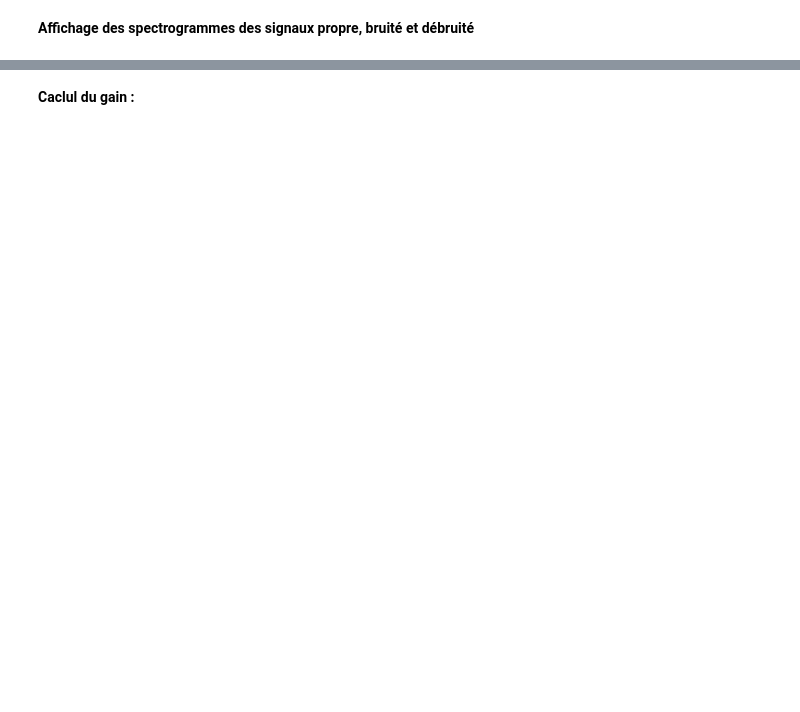
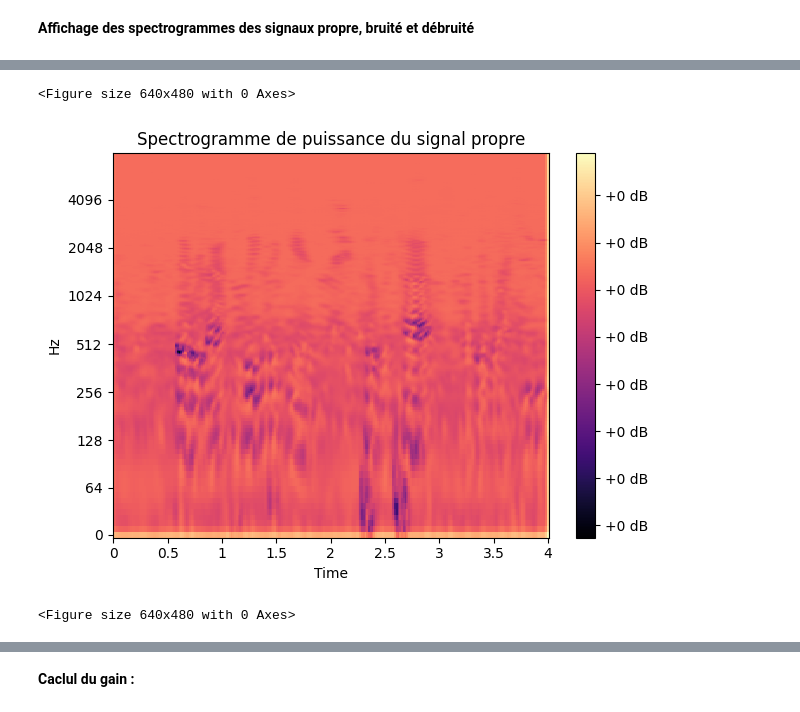
Before and after one commit to maxime-torre/Projet_Deep_learning_Debruitage_Audio, a Jupyter notebook: test_ecoute_spectro.ipynb, the cells around one changed output, grey strips where cells are left out. Cells and saved outputs as stored; diff of their text form; code cells hidden in the pictures; blank space fills up the shorter version.

```diff
--- a/test_ecoute_spectro.ipynb
+++ b/test_ecoute_spectro.ipynb
@@ -46,5 +49,5 @@ display(Audio(y_noise, rate=sr))
 # %%
-binary_mask = compute_binary_mask(y_raw, y_noise, param_stft)
+# binary_mask = compute_binary_mask(y_raw, y_noise, param_stft)
 # %% [markdown]
 **Obtention du signal débruité à partir du masque et du signal de parole propre :**
 # %%
@@ -81,2 +85,13 @@ plt.figure()
 <Figure size 640x480 with 0 Axes>
+# %%
+plt.figure()
+librosa.display.specshow(binary_mask, sr=sr, hop_length=param_stft.hop_length, x_axis='time', y_axis='log')
+plt.colorbar(format='%+2.0f dB')
+plt.title('Spectrogramme de puissance du signal propre')
+plt.tight_layout()
+plt.figure()
+# %% [output]
+<Figure size 640x480 with 0 Axes>
+[figure, added]
+<Figure size 640x480 with 0 Axes>
 # %%
```
Also changed, not shown: parts of 11 cells of this notebook, 3 other files.
